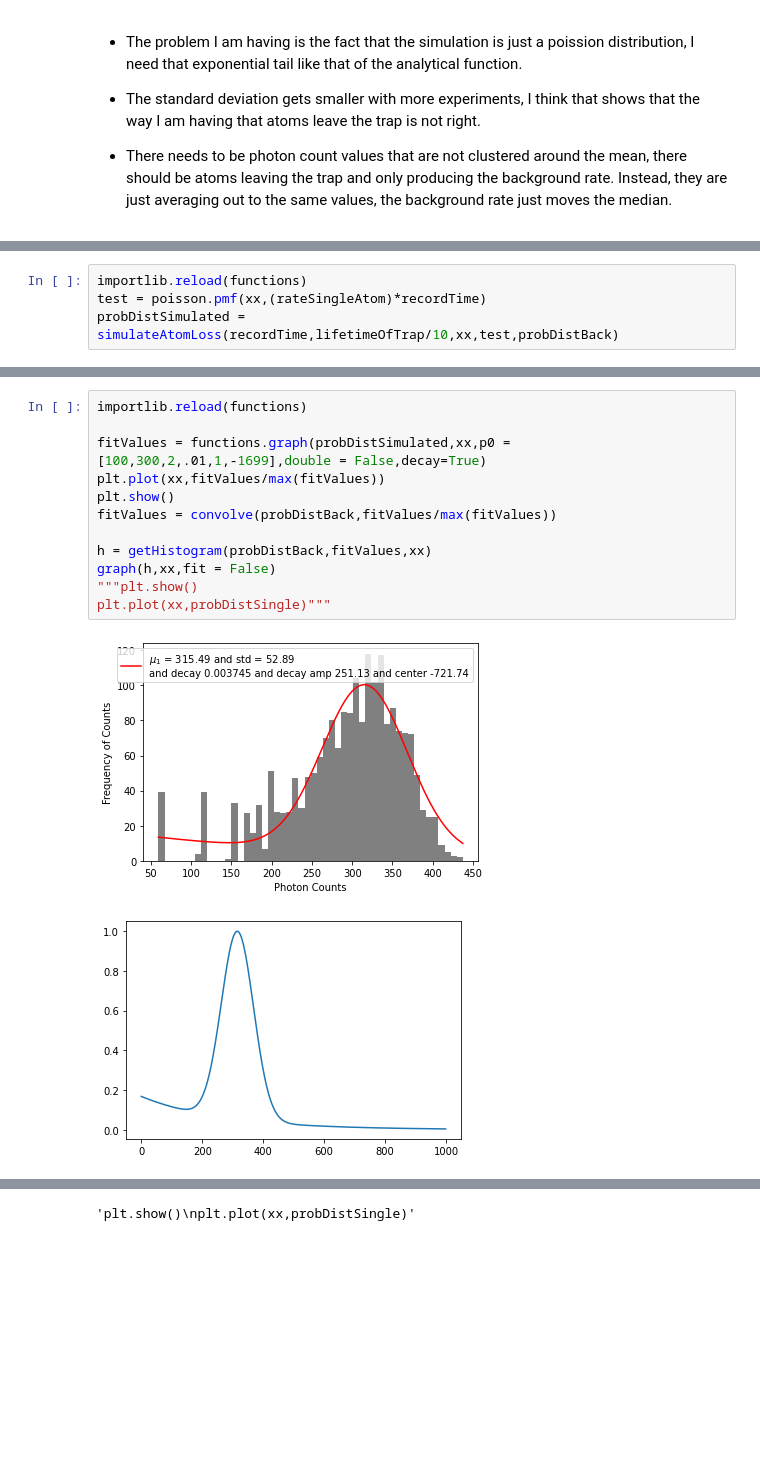
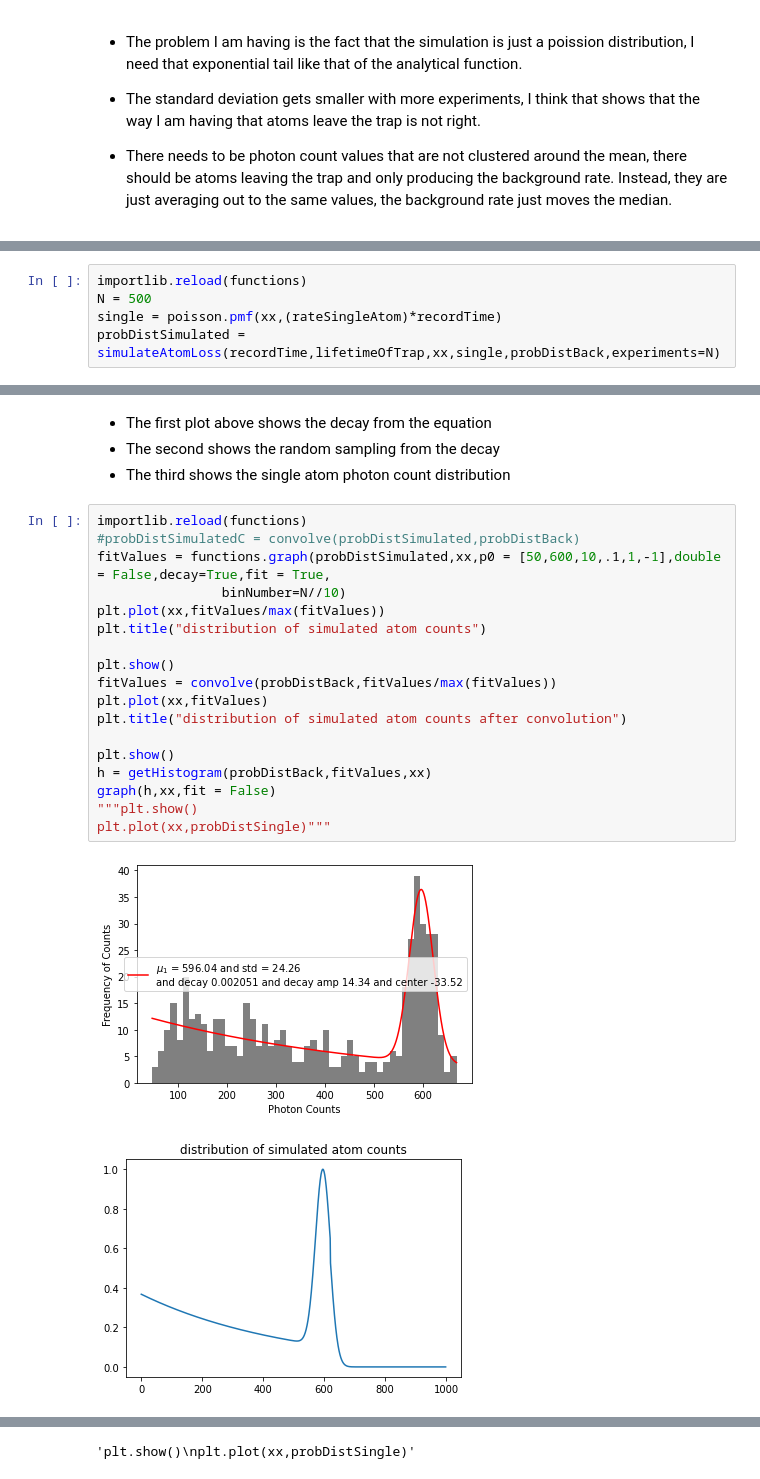
Before and after one commit to bpnordin/PhotonCount, a Jupyter notebook: Test.ipynb, the cells around one changed output, grey strips where cells are left out. Saved outputs shown, nothing was run; the diff lists cells and outputs as text; blank space fills up the shorter version.

Commit message:
simulation works, now time to improve fitting

```diff
--- a/Test.ipynb
+++ b/Test.ipynb
@@ -98,6 +124,7 @@ def simulateAtomLoss(recordTime,trapLifetime,xx,probDistSingle,probDistBack,tota
     return probDist
 # %%
 importlib.reload(functions)
-test = poisson.pmf(xx,(rateSingleAtom)*recordTime)
-probDistSimulated = simulateAtomLoss(recordTime,lifetimeOfTrap/10,xx,test,probDistBack)
+N = 500
+single = poisson.pmf(xx,(rateSingleAtom)*recordTime)
+probDistSimulated = simulateAtomLoss(recordTime,lifetimeOfTrap,xx,single,probDistBack,experiments=N)
 # %% [output]
@@ -105,15 +135,25 @@ probDistSimulated = simulateAtomLoss(recordTime,lifetimeOfTrap/10,xx,test,probDi
+# %% [markdown]
+* The first plot above shows the decay from the equation
+* The second shows the random sampling from the decay
+* The third shows the single atom photon count distribution
 # %%
 importlib.reload(functions)
+#probDistSimulatedC = convolve(probDistSimulated,probDistBack)
+fitValues = functions.graph(probDistSimulated,xx,p0 = [50,600,10,.1,1,-1],double = False,decay=True,fit = True,
+                binNumber=N//10)
+plt.plot(xx,fitValues/max(fitValues))
+plt.title("distribution of simulated atom counts")
 
-fitValues = functions.graph(probDistSimulated,xx,p0 = [100,300,2,.01,1,-1699],double = False,decay=True)
-plt.plot(xx,fitValues/max(fitValues))
 plt.show()
 fitValues = convolve(probDistBack,fitValues/max(fitValues))
+plt.plot(xx,fitValues)
+plt.title("distribution of simulated atom counts after convolution")
 
+plt.show()
 h = getHistogram(probDistBack,fitValues,xx)
 graph(h,xx,fit = False)
 """plt.show()
 plt.plot(xx,probDistSingle)"""
 # %% [output]
-[figure, old version]
+[figure, new version]
-[figure, old version]
+[figure, new version]
```
Also changed, not shown: parts of 6 cells of this notebook, 1 other file.
